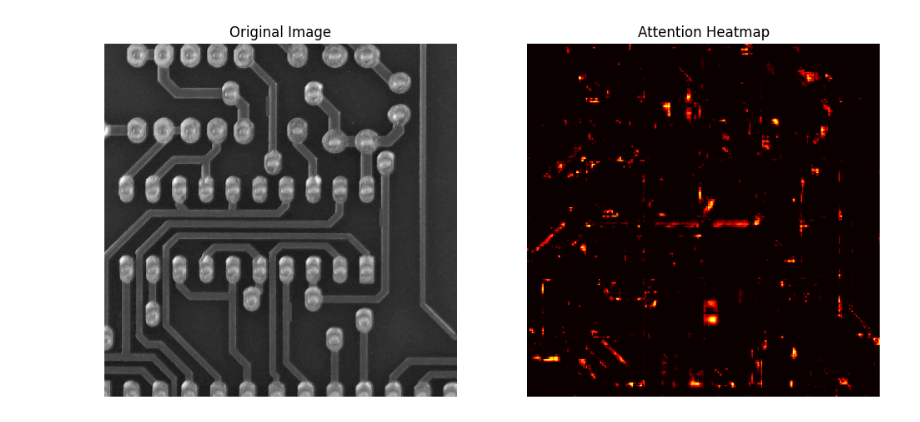
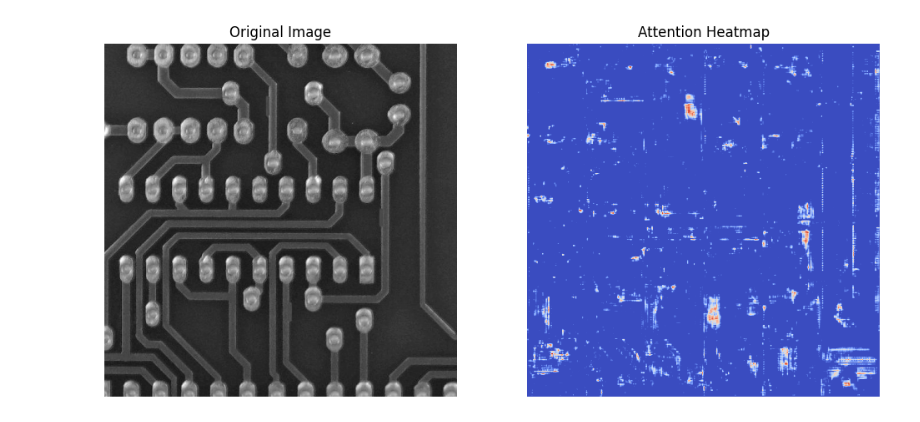
Before and after one commit to taubenus/PCB_Defects_Detection, a Jupyter notebook: notebooks/Interpretability/gradcam.ipynb, the cells around one changed output. Drawn from its saved outputs; the diff is of its cells as text; code cells hidden in the pictures.

```diff
--- a/notebooks/Interpretability/gradcam.ipynb
+++ b/notebooks/Interpretability/gradcam.ipynb
@@ -8,7 +8,7 @@ import os
 # %%
 current_dir = os.getcwd()
 parent_dir = os.path.dirname(current_dir)
-model_path = os.path.join(parent_dir, 'models', "model_enhanced_unet_100_2.keras")
+model_path = os.path.join(parent_dir, 'models', "model_enhanced_res_unet_2.keras")
 # %%
 # Load the model
 model = tf.keras.models.load_model(model_path)
@@ -101,7 +101,7 @@ def implement_gradcam(target_layer, model, crops):
     return heatmaps
 # %%
 # define which layer to set as target for observation
-target_layer = 'conv2d_41'
+target_layer = 'conv2d_292'
 
 # call implement_gradcam to record observations
 heatmaps = implement_gradcam(target_layer, model, crops)
@@ -123,24 +123,24 @@ for idx, crop in enumerate(crops):
 # %%
 
 combined_heatmap = np.zeros((600, 600))
 index = 0
 for i in range(0, 600, crop_size):
     for j in range(0, 600, crop_size):
         combined_heatmap[i:i + crop_size, j:j + crop_size] = heatmaps[index]
         index += 1
 
 fig, axs = plt.subplots(1, 2, figsize=(12, 6))
 
 axs[0].imshow(image, cmap='gray')
 axs[0].set_title('Original Image')
 axs[0].axis('off')
 
-axs[1].imshow(combined_heatmap, cmap='hot')
+axs[1].imshow(combined_heatmap, cmap='coolwarm')
 axs[1].set_title('Attention Heatmap')
 axs[1].axis('off')
 
 plt.show()
 # %% [output]
-[figure, old version]
+[figure, new version]
 # %%
 # rotation_90_light_07_mouse_bite_03_4_600.jpg
```
Also changed, not shown: parts of 1 cell of this notebook, 3 other files.
